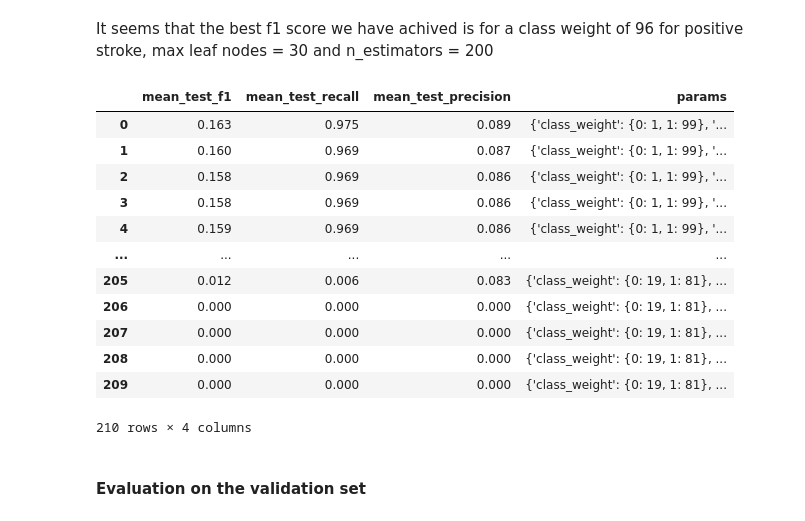
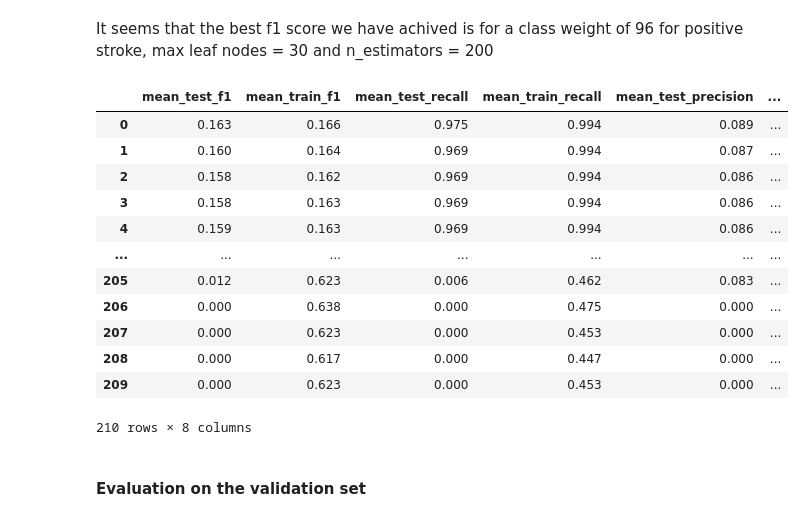
Before and after one commit to bori00/Stroke-Predictor, a Jupyter notebook: Stroke_Predictor_ML_Only.ipynb, the cells around one changed output. Cells and saved outputs as stored; diff of their text form; code cells hidden in the pictures.

```diff
--- a/Stroke_Predictor_ML_Only.ipynb
+++ b/Stroke_Predictor_ML_Only.ipynb
@@ -1084,23 +1086,22 @@ print(f'Best f1 score: {grid_search_weighted_rf .best_score_} with param: {grid_
 Best f1 score: 0.25895590687390446 with param: {'class_weight': {0: 4, 1: 96}, 'max_leaf_nodes': 30, 'n_estimators': 200}
 # %% [markdown]
 It seems that the best f1 score we have achived is for a class weight of 96 for positive stroke, max leaf nodes = 30 and n_estimators = 200
-# %%
-results = pd.DataFrame(grid_search_weighted_rf.cv_results_)
-results[['mean_test_f1', 'mean_test_recall', 'mean_test_precision', 'params']].round(3)
-# %% [output]
-|  | mean_test_f1 | mean_test_recall | mean_test_precision | params |
-| 0 | 0.163 | 0.975 | 0.089 | {'class_weight': {0: 1, 1: 99}, '... |
-| 1 | 0.160 | 0.969 | 0.087 | {'class_weight': {0: 1, 1: 99}, '... |
-| 2 | 0.158 | 0.969 | 0.086 | {'class_weight': {0: 1, 1: 99}, '... |
-| 3 | 0.158 | 0.969 | 0.086 | {'class_weight': {0: 1, 1: 99}, '... |
-| 4 | 0.159 | 0.969 | 0.086 | {'class_weight': {0: 1, 1: 99}, '... |
-| ... | ... | ... | ... | ... |
-| 205 | 0.012 | 0.006 | 0.083 | {'class_weight': {0: 19, 1: 81}, ... |
-| 206 | 0.000 | 0.000 | 0.000 | {'class_weight': {0: 19, 1: 81}, ... |
-| 207 | 0.000 | 0.000 | 0.000 | {'class_weight': {0: 19, 1: 81}, ... |
-| 208 | 0.000 | 0.000 | 0.000 | {'class_weight': {0: 19, 1: 81}, ... |
-| 209 | 0.000 | 0.000 | 0.000 | {'class_weight': {0: 19, 1: 81}, ... |
-210 rows × 4 columns
+# %%
+get_cross_val_detailed_results_df(grid_search_weighted_rf)
+# %% [output]
+|  | mean_test_f1 | mean_train_f1 | mean_test_recall | mean_train_recall | mean_test_precision | ... |
+| 0 | 0.163 | 0.166 | 0.975 | 0.994 | 0.089 | ... |
+| 1 | 0.160 | 0.164 | 0.969 | 0.994 | 0.087 | ... |
+| 2 | 0.158 | 0.162 | 0.969 | 0.994 | 0.086 | ... |
+| 3 | 0.158 | 0.163 | 0.969 | 0.994 | 0.086 | ... |
+| 4 | 0.159 | 0.163 | 0.969 | 0.994 | 0.086 | ... |
+| ... | ... | ... | ... | ... | ... | ... |
+| 205 | 0.012 | 0.623 | 0.006 | 0.462 | 0.083 | ... |
+| 206 | 0.000 | 0.638 | 0.000 | 0.475 | 0.000 | ... |
+| 207 | 0.000 | 0.623 | 0.000 | 0.453 | 0.000 | ... |
+| 208 | 0.000 | 0.617 | 0.000 | 0.447 | 0.000 | ... |
+| 209 | 0.000 | 0.623 | 0.000 | 0.453 | 0.000 | ... |
+210 rows × 8 columns
 # %% [markdown]
 #### Evaluation on the validation set
 # %%
```
Also changed, not shown: parts of 13 cells of this notebook.
